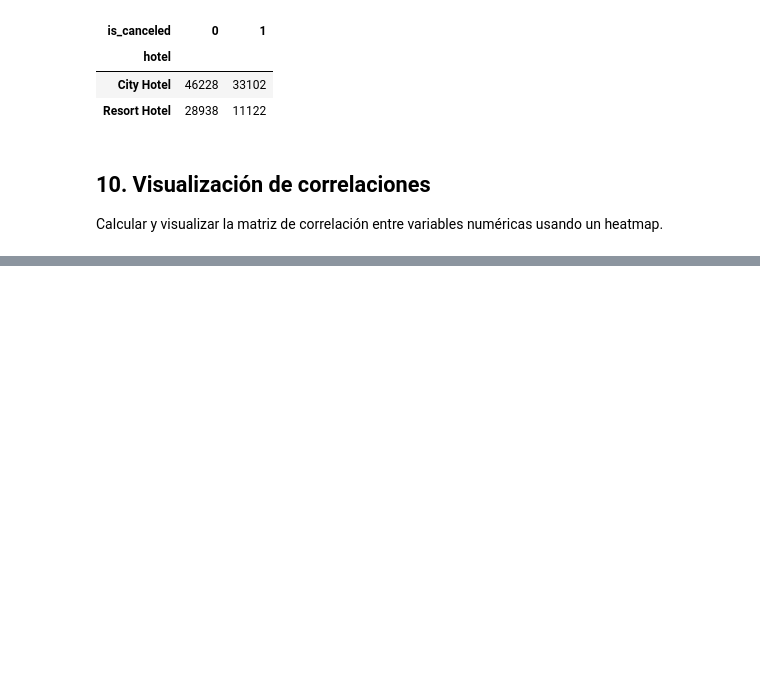
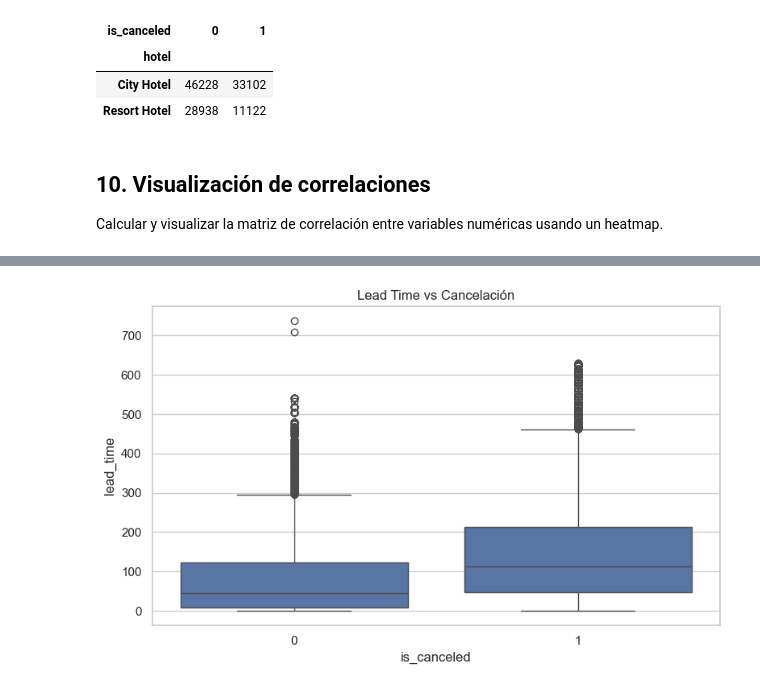
Before and after one commit to BielNietoJuanes/hotel-booking-eda, a Jupyter notebook: notebooks/eda.ipynb, the cells around one changed output, grey strips where cells are left out. Saved outputs shown, nothing was run; the diff lists cells and outputs as text; code cells hidden in the pictures; blank space fills up the shorter version.

```diff
--- a/notebooks/eda.ipynb
+++ b/notebooks/eda.ipynb
@@ -170,0 +188,4 @@ plt.show()
+# %%
+plot_lead_time_vs_cancel(df)
+# %% [output]
+[figure, added]
```
Also changed, not shown: parts of 11 cells of this notebook, 2 other files.
